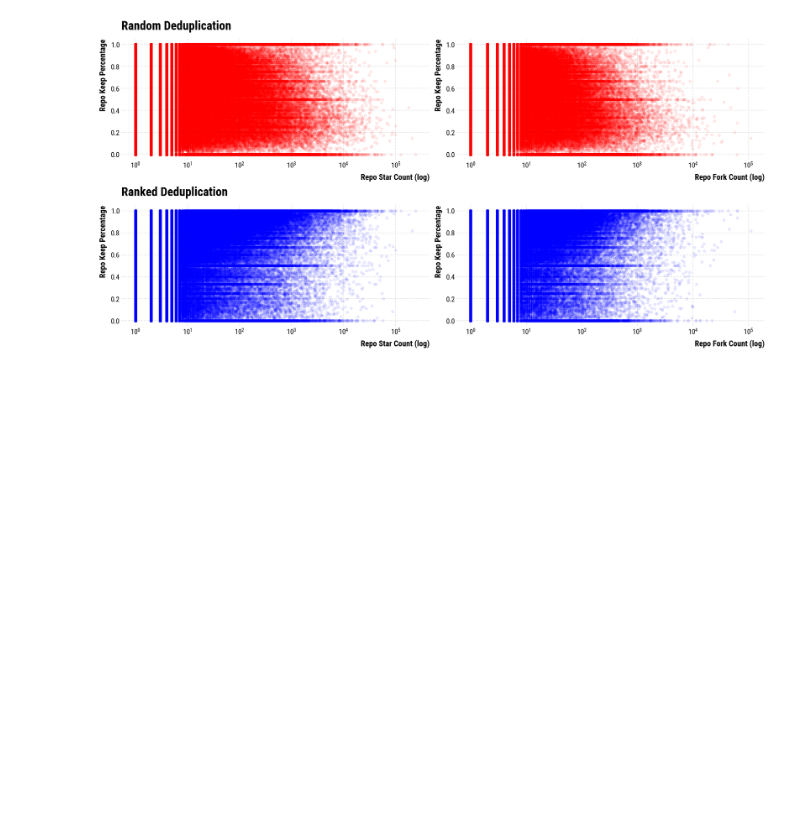
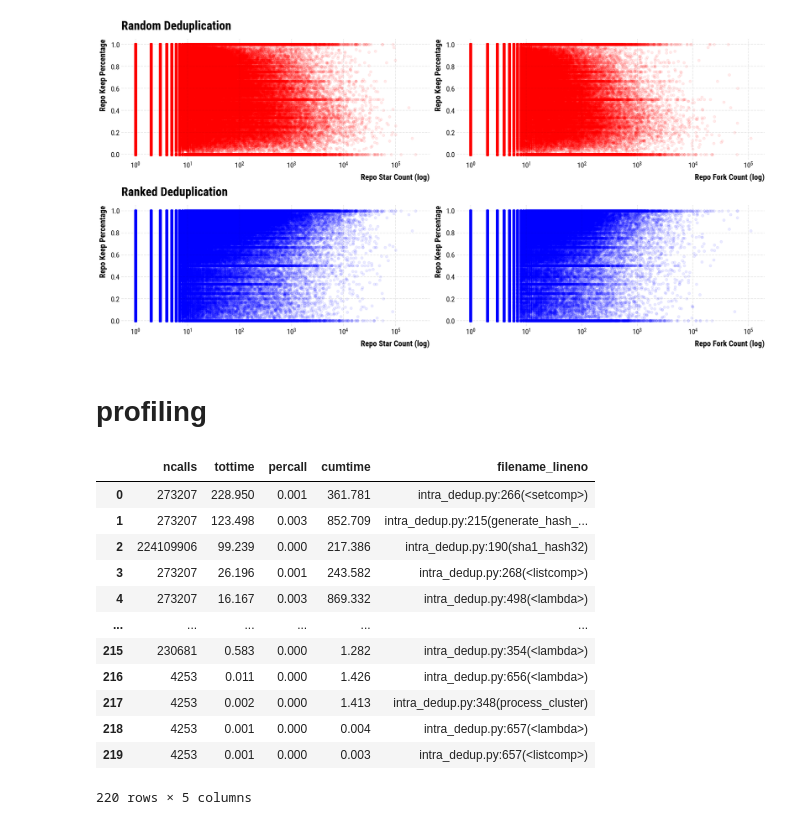
Before and after one commit to ChenghaoMou/text-dedup, a Jupyter notebook: text_dedup/bigcode/ablation_visualize.ipynb, the cells around one changed output. Drawn from its saved outputs; the diff is of its cells as text; code cells hidden in the pictures; blank space fills up the shorter version.

```diff
--- a/text_dedup/bigcode/ablation_visualize.ipynb
+++ b/text_dedup/bigcode/ablation_visualize.ipynb
@@ -34,3 +34,40 @@ plot(axes[1][1], "fork_count", "ranked_dedup_keep_percentage", "blue", "", "Repo
 plt.tight_layout()
 # %% [output]
 [figure]
+# %% [markdown]
+# profiling
+# %%
+import pandas as pd
+
+records = []
+with open("./profile.txt", "r") as f:
+    for i, line in enumerate(f):
+        if i == 0:
+            continue
+        line = line.strip()
+        ncalls, tottime, percall, cumtime, percall, filename_lineno = [p.strip() for p in line.split(" ") if p.strip()]
+        records.append({
+            "ncalls": int(ncalls),
+            "tottime": float(tottime),
+            "percall": float(percall),
+            "cumtime": float(cumtime),
+            "percall": float(percall),
+            "filename_lineno": filename_lineno,
+        })
+
+df = pd.DataFrame(records)
+df
+# %% [output]
+|  | ncalls | tottime | percall | cumtime | filename_lineno |
+| 0 | 273207 | 228.950 | 0.001 | 361.781 | intra_dedup.py:266(<setcomp>) |
+| 1 | 273207 | 123.498 | 0.003 | 852.709 | intra_dedup.py:215(generate_hash_... |
+| 2 | 224109906 | 99.239 | 0.000 | 217.386 | intra_dedup.py:190(sha1_hash32) |
+| 3 | 273207 | 26.196 | 0.001 | 243.582 | intra_dedup.py:268(<listcomp>) |
+| 4 | 273207 | 16.167 | 0.003 | 869.332 | intra_dedup.py:498(<lambda>) |
+| ... | ... | ... | ... | ... | ... |
+| 215 | 230681 | 0.583 | 0.000 | 1.282 | intra_dedup.py:354(<lambda>) |
+| 216 | 4253 | 0.011 | 0.000 | 1.426 | intra_dedup.py:656(<lambda>) |
+| 217 | 4253 | 0.002 | 0.000 | 1.413 | intra_dedup.py:348(process_cluster) |
+| 218 | 4253 | 0.001 | 0.000 | 0.004 | intra_dedup.py:657(<lambda>) |
+| 219 | 4253 | 0.001 | 0.000 | 0.003 | intra_dedup.py:657(<listcomp>) |
+220 rows × 5 columns
```
Also changed, not shown: parts of 1 cell of this notebook, 6 other files.
